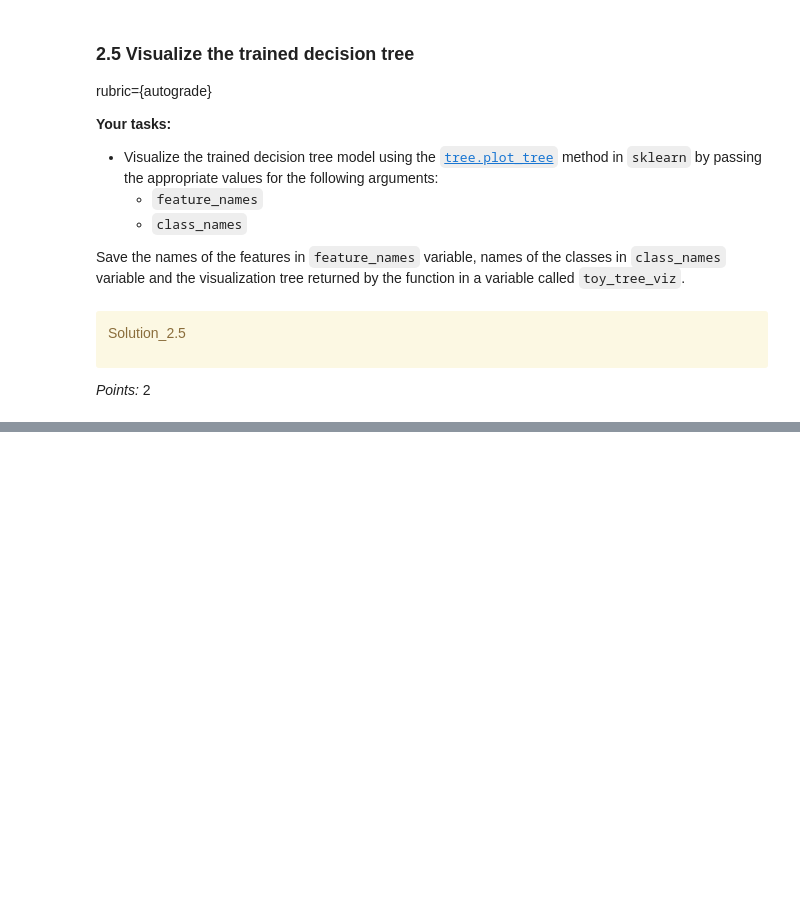
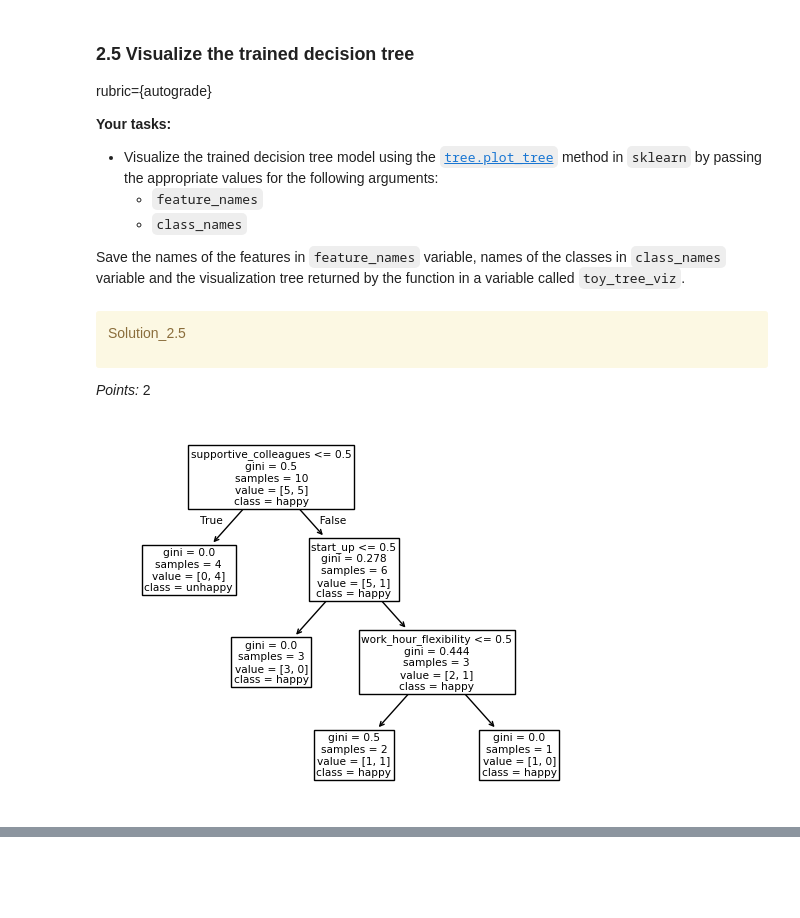
Before and after one commit to miketham24/cpsc330_hw2, a Jupyter notebook: hw2.ipynb, the cells around one changed output, grey strips where cells are left out. Cells and saved outputs as stored; diff of their text form; code cells hidden in the pictures; blank space fills up the shorter version.

```diff
--- a/hw2.ipynb
+++ b/hw2.ipynb
@@ -240,2 +235,5 @@ y_train_toy = None
+# %%
+X_train_toy = train_df[["supportive_colleagues", "work_hour_flexibility", "start_up"]]
+y_train_toy = train_df["target"]
 # %%
 grader.check("q2.2")
@@ -263,2 +259,4 @@ toy_tree = None
+# %%
+toy_tree = DecisionTreeClassifier(random_state=16)
 # %%
 grader.check("q2.3")
@@ -283,0 +282,2 @@ _Points:_ 1
+# %%
+toy_tree.fit(X_train_toy, y_train_toy)
@@ -313,2 +311,14 @@ class_names = [] # unique class names
+# %%
+from sklearn.tree import plot_tree
+
+feature_names = ["supportive_colleagues", "work_hour_flexibility", "start_up"] # feature names
+class_names = ["happy", "unhappy"] # unique class names
+
+toy_tree_viz = plot_tree(
+    toy_tree,
+    feature_names=feature_names,
+    class_names=class_names)
+# %% [output]
+[figure, added]
 # %%
 grader.check("q2.5")
```
Also changed, not shown: parts of 62 cells of this notebook, 1 other file.
